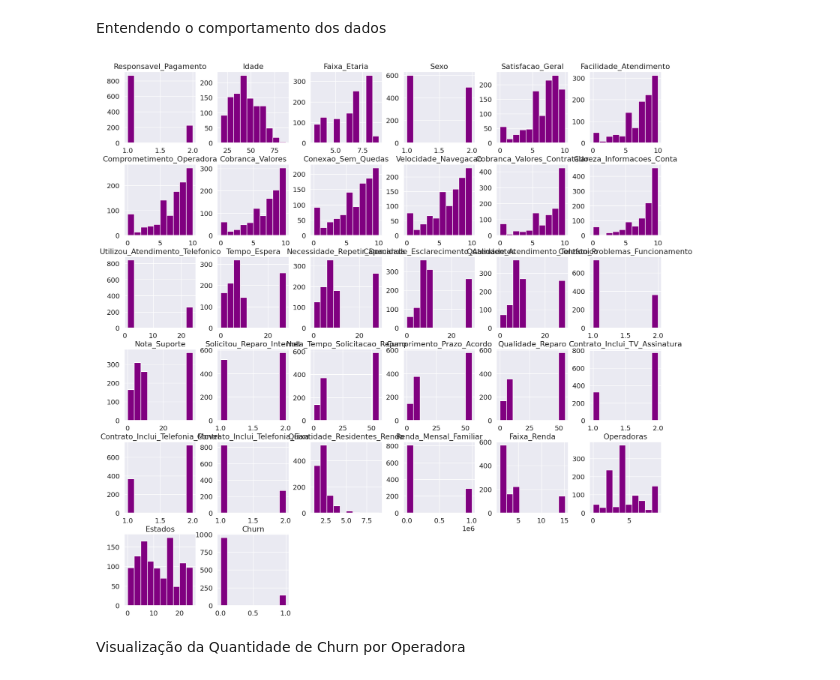
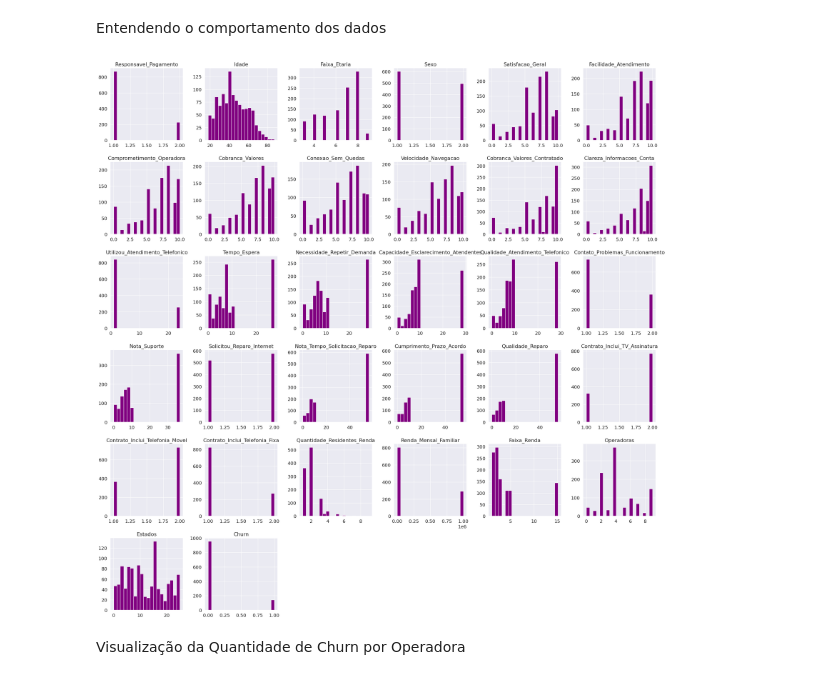
Before and after one commit to mheloisagalvao/projeto-ml, a Jupyter notebook: Projeto_THK.ipynb, the cells around one changed output. Saved outputs shown, nothing was run; the diff lists cells and outputs as text; code cells hidden in the pictures.

```diff
--- a/Projeto_THK.ipynb
+++ b/Projeto_THK.ipynb
@@ -520,10 +503,10 @@ max       9.000000    25.000000     1.000000
 Entendendo o comportamento dos dados
 # %%
 import seaborn as sns
-sns.set(font_scale=1.3, rc={'figure.figsize':(20,20)})
-eixo = df.hist(bins=10, figsize=(20,20), color='purple')
+sns.set(font_scale=1.3, rc={'figure.figsize':(40, 40)})
+eixo = df.hist(bins=20, figsize=(30,30), color='purple')
 # %% [output]
-[figure, old version]
+[figure, new version]
 # %% [markdown]
 Visualização da Quantidade de Churn por Operadora
 # %%
```
Also changed, not shown: parts of 9 cells of this notebook.
